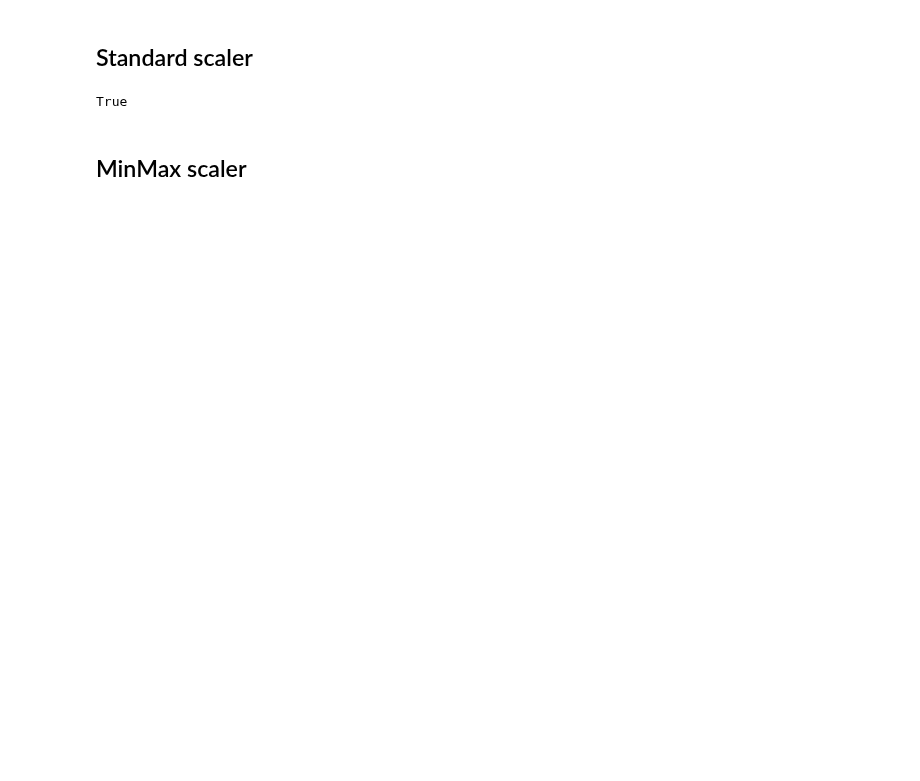
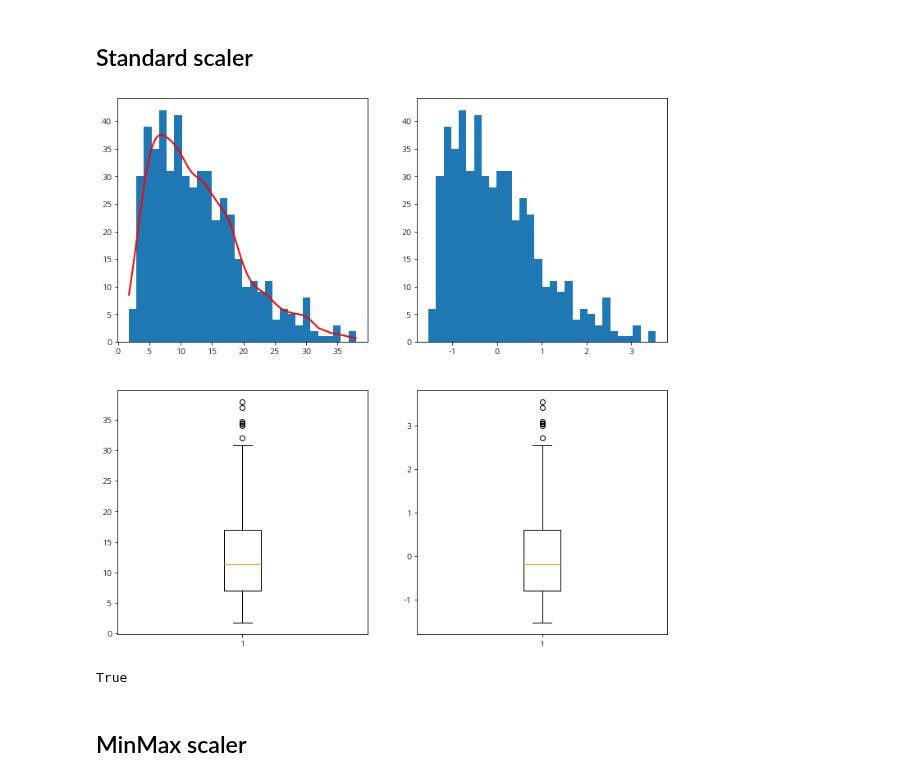
Before and after one commit to ywkim92/Paper-implementation, a Jupyter notebook: Scalers.ipynb, the cells around one changed output. Saved outputs shown, nothing was run; the diff lists cells and outputs as text; code cells hidden in the pictures; blank space fills up the shorter version.

Commit message:
test: Add code that computing log probability density

```diff
--- a/Scalers.ipynb
+++ b/Scalers.ipynb
@@ -28,0 +48,6 @@ array = y.copy()
+# %%
+from sklearn.neighbors import KernelDensity
+
+kd = KernelDensity(bandwidth=1.5, breadth_first=True, kernel='gaussian')
+kd.fit(array[:,np.newaxis])
+array_density = np.exp(kd.score_samples(array[:,np.newaxis]))
@@ -29,8 +60,23 @@ array = y.copy()
+# %%
+f = interp1d(array, array_density, kind='linear')
+x = np.linspace(array.min(),array.max(), 1000)
+fx = f(x)
 # %% [markdown]
 ## Standard scaler
 # %%
 scaler = StandardScaler()
 transformed = scaler.fit_transform(array.reshape(-1,1))
+# %%
+fig, ((ax1,ax2), (ax3, ax4)) = plt.subplots(2,2,figsize=(12,12))
+ax1.hist(array, bins=n_bins)
+ax1.plot(x, fx*area, linewidth=2, color = 'r')
+ax2.hist(transformed, bins=n_bins)
+
+ax3.boxplot(array)
+ax4.boxplot(transformed)
+plt.show()
+# %% [output]
+[figure, added]
 # %%
 mean = array.mean()
 std = array.std()
```
Also changed, not shown: parts of 8 cells of this notebook.
